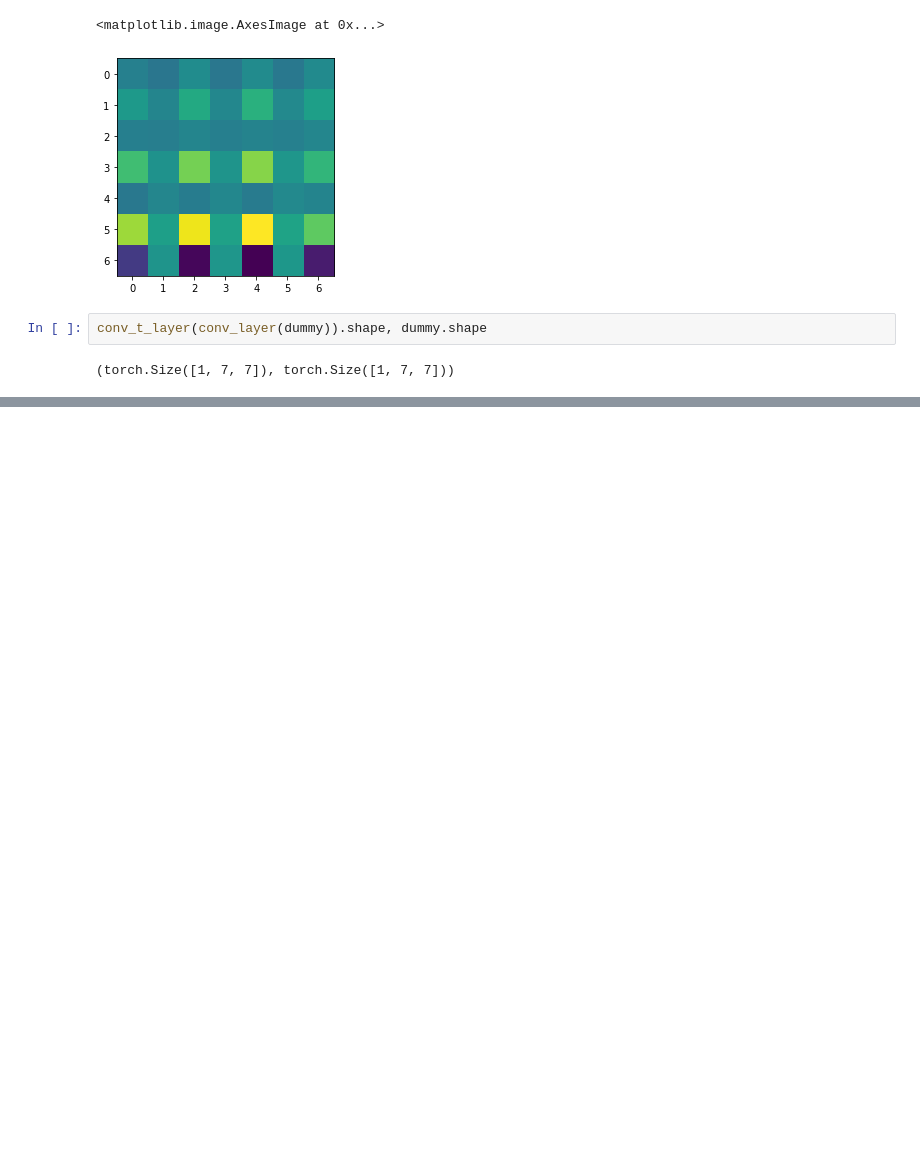
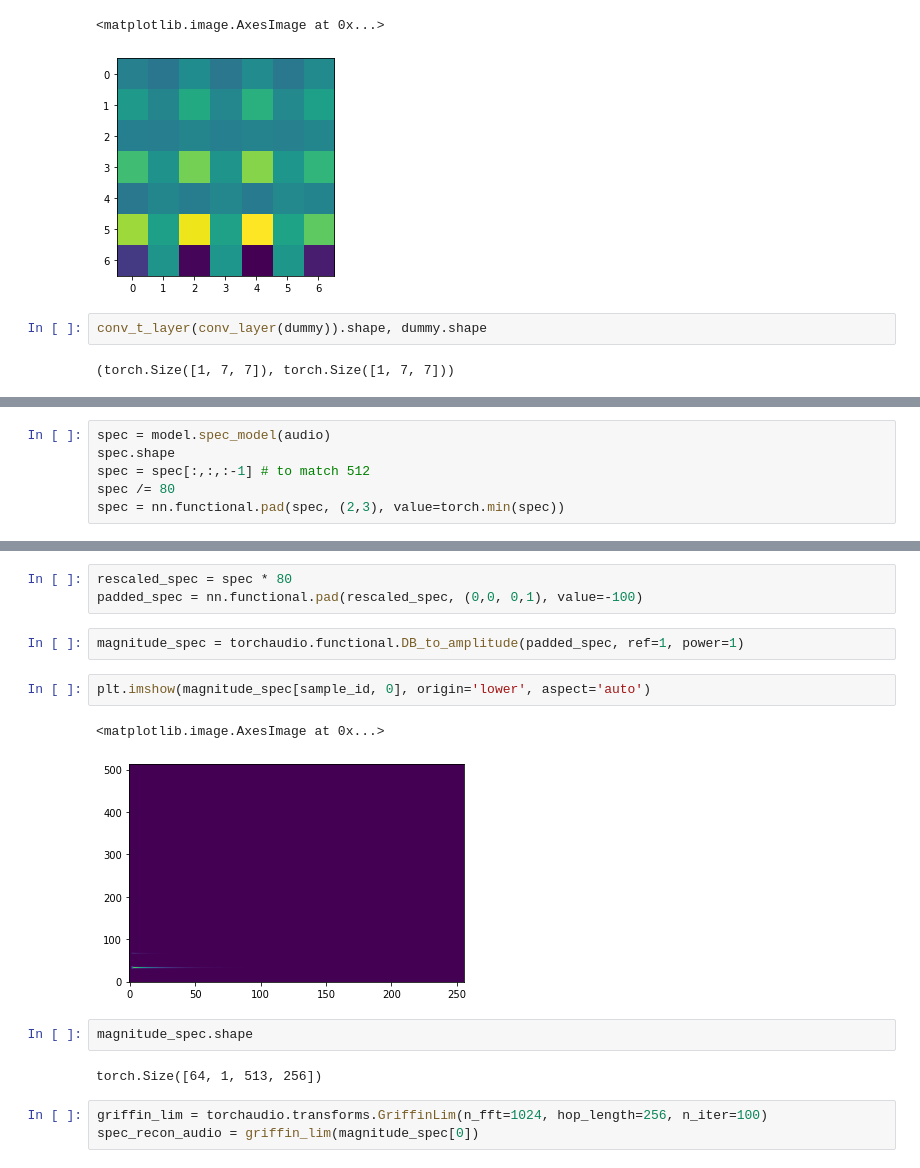
Before and after one commit to jdasam/ant5015-2022Spring, a Jupyter notebook: 11th_week_Autoencoder.ipynb, the cells around one changed output, grey strips where cells are left out. Drawn from its saved outputs; the diff is of its cells as text; blank space fills up the shorter version.

```diff
--- a/11th_week_Autoencoder.ipynb
+++ b/11th_week_Autoencoder.ipynb
@@ -191,0 +334,6 @@ recon_spec.shape, spec.shape
+# %%
+spec = model.spec_model(audio)
+spec.shape
+spec = spec[:,:,:-1] # to match 512
+spec /= 80
+spec = nn.functional.pad(spec, (2,3), value=torch.min(spec))
@@ -191,0 +358,17 @@ recon_spec.shape, spec.shape
+# %%
+rescaled_spec = spec * 80
+padded_spec = nn.functional.pad(rescaled_spec, (0,0, 0,1), value=-100)
+# %%
+magnitude_spec = torchaudio.functional.DB_to_amplitude(padded_spec, ref=1, power=1)
+# %%
+plt.imshow(magnitude_spec[sample_id, 0], origin='lower', aspect='auto')
+# %% [output]
+<matplotlib.image.AxesImage at 0x...>
+[figure, added]
+# %%
+magnitude_spec.shape
+# %% [output]
+torch.Size([64, 1, 513, 256])
+# %%
+griffin_lim = torchaudio.transforms.GriffinLim(n_fft=1024, hop_length=256, n_iter=100)
+spec_recon_audio = griffin_lim(magnitude_spec[0])
```
Also changed, not shown: parts of 36 cells of this notebook.
